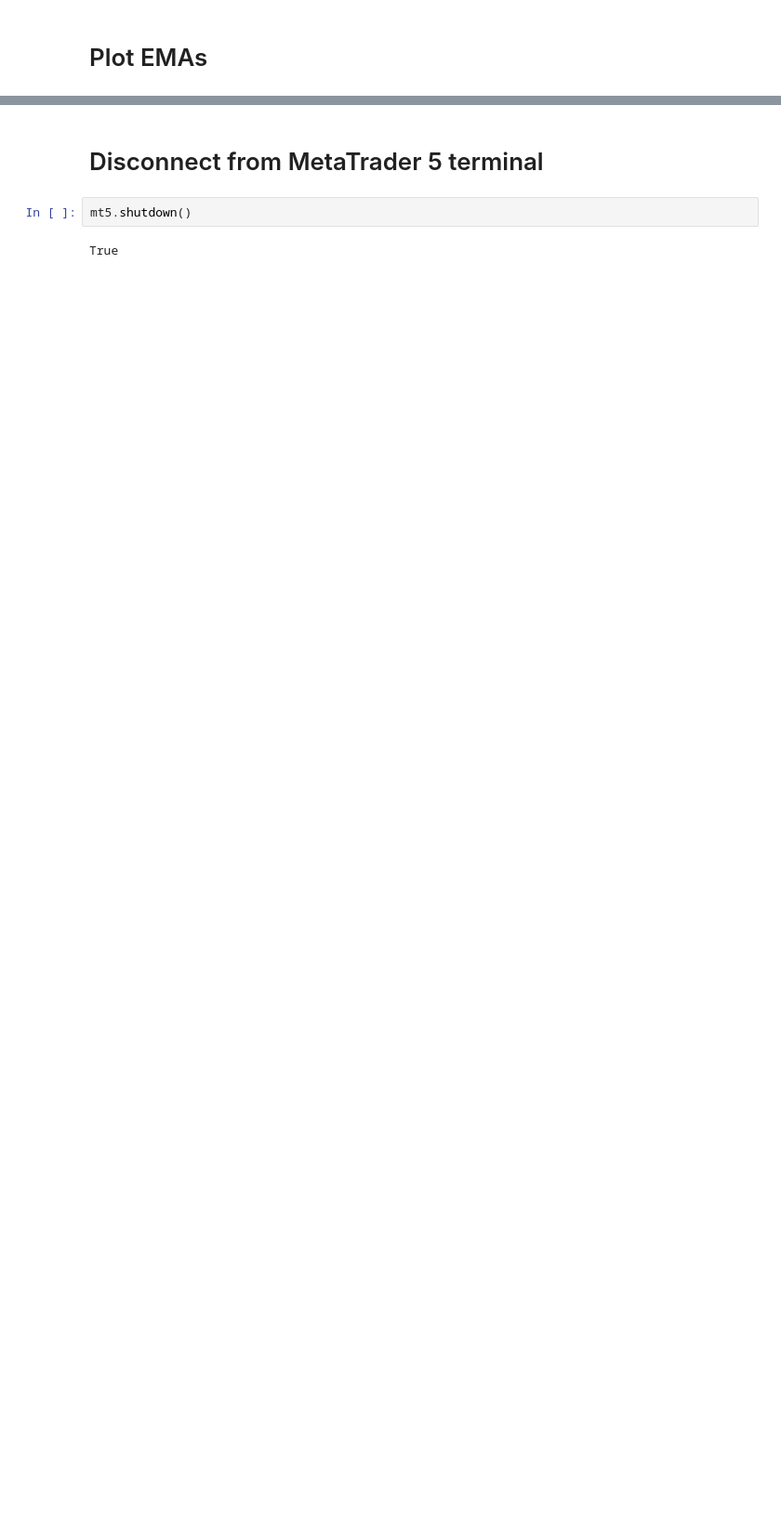
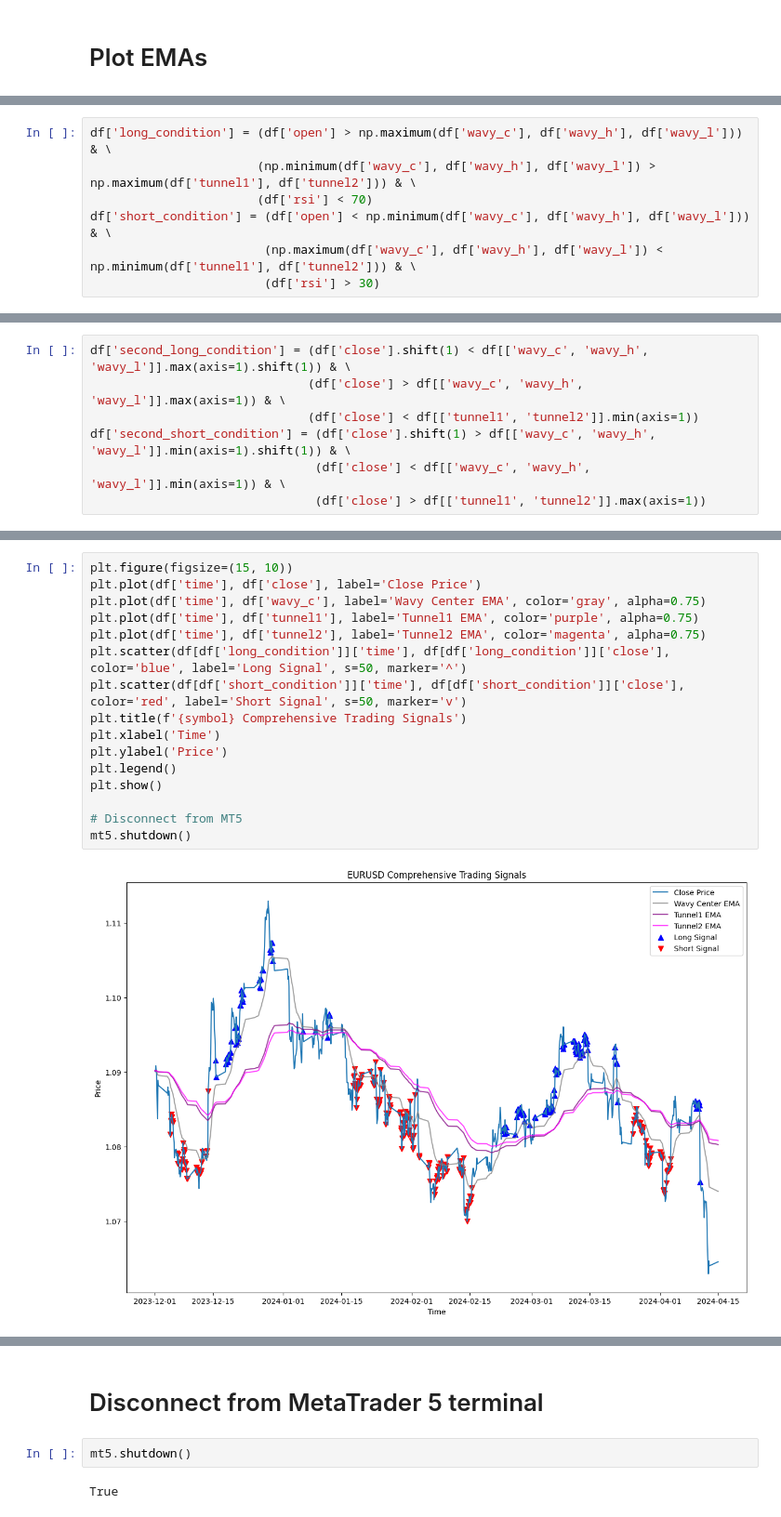
Before and after one commit to algoboss710/wavy_tunnel_bot, a Jupyter notebook: jupyter_notebooks/strategy_conversion.ipynb, the cells around one changed output, grey strips where cells are left out. Shown at 93% size. Drawn from its saved outputs; the diff is of its cells as text; blank space fills up the shorter version.

```diff
--- a/jupyter_notebooks/strategy_conversion.ipynb
+++ b/jupyter_notebooks/strategy_conversion.ipynb
@@ -61,0 +189,7 @@ plt.show()
+# %%
+df['long_condition'] = (df['open'] > np.maximum(df['wavy_c'], df['wavy_h'], df['wavy_l'])) & \
+                       (np.minimum(df['wavy_c'], df['wavy_h'], df['wavy_l']) > np.maximum(df['tunnel1'], df['tunnel2'])) & \
+                       (df['rsi'] < 70)
+df['short_condition'] = (df['open'] < np.minimum(df['wavy_c'], df['wavy_h'], df['wavy_l'])) & \
+                        (np.maximum(df['wavy_c'], df['wavy_h'], df['wavy_l']) < np.minimum(df['tunnel1'], df['tunnel2'])) & \
+                        (df['rsi'] > 30)
@@ -61,0 +215,7 @@ plt.show()
+# %%
+df['second_long_condition'] = (df['close'].shift(1) < df[['wavy_c', 'wavy_h', 'wavy_l']].max(axis=1).shift(1)) & \
+                              (df['close'] > df[['wavy_c', 'wavy_h', 'wavy_l']].max(axis=1)) & \
+                              (df['close'] < df[['tunnel1', 'tunnel2']].min(axis=1))
+df['second_short_condition'] = (df['close'].shift(1) > df[['wavy_c', 'wavy_h', 'wavy_l']].min(axis=1).shift(1)) & \
+                               (df['close'] < df[['wavy_c', 'wavy_h', 'wavy_l']].min(axis=1)) & \
+                               (df['close'] > df[['tunnel1', 'tunnel2']].max(axis=1))
@@ -61,0 +224,18 @@ plt.show()
+# %%
+plt.figure(figsize=(15, 10))
+plt.plot(df['time'], df['close'], label='Close Price')
+plt.plot(df['time'], df['wavy_c'], label='Wavy Center EMA', color='gray', alpha=0.75)
+plt.plot(df['time'], df['tunnel1'], label='Tunnel1 EMA', color='purple', alpha=0.75)
+plt.plot(df['time'], df['tunnel2'], label='Tunnel2 EMA', color='magenta', alpha=0.75)
+plt.scatter(df[df['long_condition']]['time'], df[df['long_condition']]['close'], color='blue', label='Long Signal', s=50, marker='^')
+plt.scatter(df[df['short_condition']]['time'], df[df['short_condition']]['close'], color='red', label='Short Signal', s=50, marker='v')
+plt.title(f'{symbol} Comprehensive Trading Signals')
+plt.xlabel('Time')
+plt.ylabel('Price')
+plt.legend()
+plt.show()
+
+# Disconnect from MT5
+mt5.shutdown()
+# %% [output]
+[figure, added]
```
Also changed, not shown: parts of 30 cells of this notebook.
